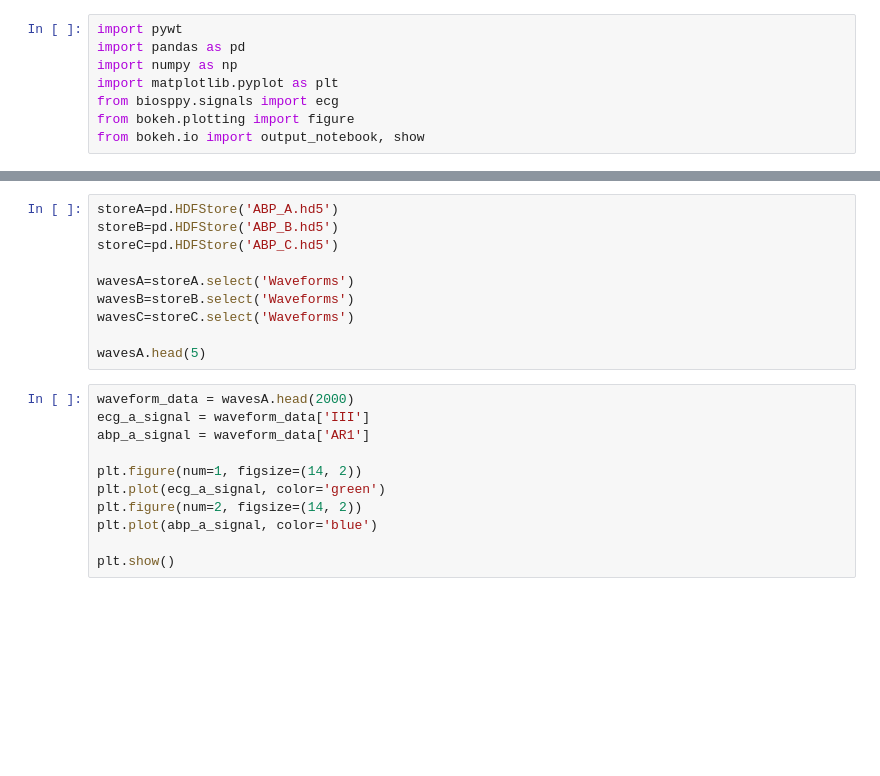
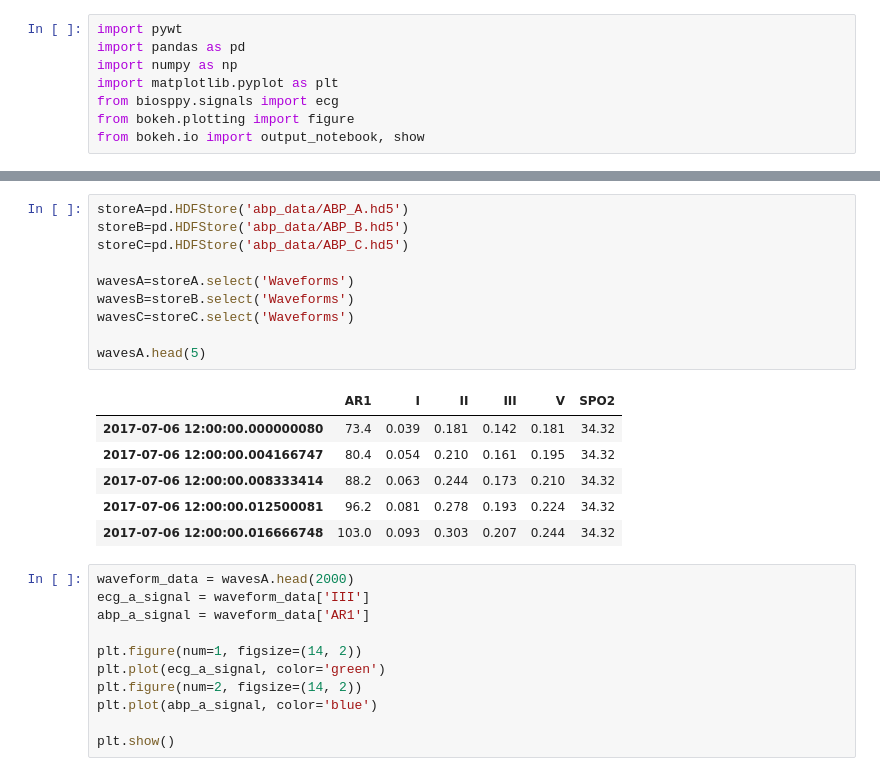
Before and after one commit to CONDUITlab/abp, a Jupyter notebook: ABP_Irregular_Waves.ipynb, the cells around one changed output, grey strips where cells are left out. Saved outputs shown, nothing was run; the diff lists cells and outputs as text; blank space fills up the shorter version.

```diff
--- a/ABP_Irregular_Waves.ipynb
+++ b/ABP_Irregular_Waves.ipynb
@@ -15,15 +15,22 @@ output_notebook()
 Loading BokehJS ...
 [interactive output not drawn]
 # %%
-storeA=pd.HDFStore('ABP_A.hd5')
-storeB=pd.HDFStore('ABP_B.hd5')
-storeC=pd.HDFStore('ABP_C.hd5')
+storeA=pd.HDFStore('abp_data/ABP_A.hd5')
+storeB=pd.HDFStore('abp_data/ABP_B.hd5')
+storeC=pd.HDFStore('abp_data/ABP_C.hd5')
 
 wavesA=storeA.select('Waveforms')
 wavesB=storeB.select('Waveforms')
 wavesC=storeC.select('Waveforms')
 
 wavesA.head(5)
+# %% [output]
+|  | AR1 | I | II | III | V | SPO2 |
+| 2017-07-06 12:00:00.000000080 | 73.4 | 0.039 | 0.181 | 0.142 | 0.181 | 34.32 |
+| 2017-07-06 12:00:00.004166747 | 80.4 | 0.054 | 0.210 | 0.161 | 0.195 | 34.32 |
+| 2017-07-06 12:00:00.008333414 | 88.2 | 0.063 | 0.244 | 0.173 | 0.210 | 34.32 |
+| 2017-07-06 12:00:00.012500081 | 96.2 | 0.081 | 0.278 | 0.193 | 0.224 | 34.32 |
+| 2017-07-06 12:00:00.016666748 | 103.0 | 0.093 | 0.303 | 0.207 | 0.244 | 34.32 |
 # %%
 waveform_data = wavesA.head(2000)
 ecg_a_signal = waveform_data['III']
```
Also changed, not shown: parts of 2 cells of this notebook, 8 other files.
